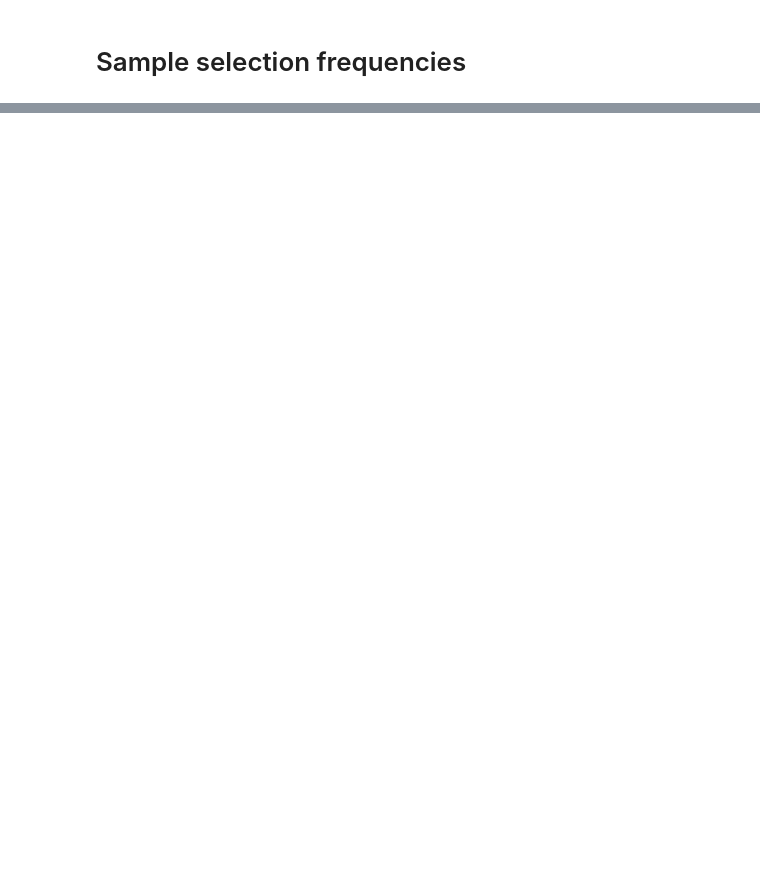
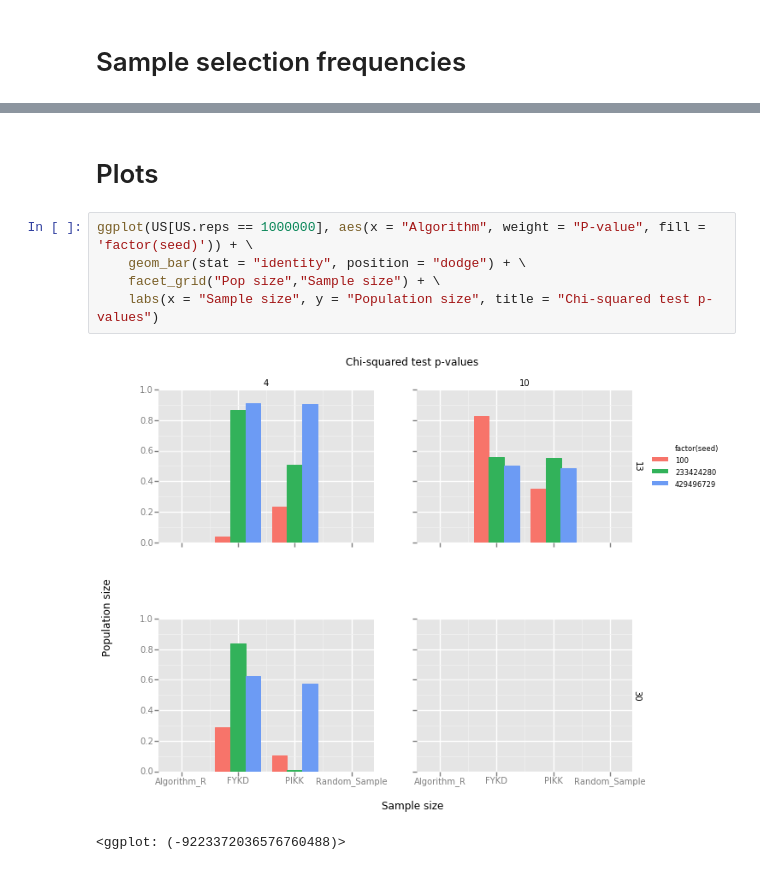
Before and after one commit to kellieotto/prngs-and-permutations, a Jupyter notebook: Code/samplingComparison/results/pythonResults.ipynb, the cells around one changed output, grey strips where cells are left out. Cells and saved outputs as stored; diff of their text form; blank space fills up the shorter version.

```diff
--- a/Code/samplingComparison/results/pythonResults.ipynb
+++ b/Code/samplingComparison/results/pythonResults.ipynb
@@ -78,0 +121,10 @@ US[cols].sort_values(['Pop size', 'Sample size', 'Max Selection Prob Ratio'], as
+# %% [markdown]
+# Plots
+# %%
+ggplot(US[US.reps == 1000000], aes(x = "Algorithm", weight = "P-value", fill = 'factor(seed)')) + \
+    geom_bar(stat = "identity", position = "dodge") + \
+    facet_grid("Pop size","Sample size") + \
+    labs(x = "Sample size", y = "Population size", title = "Chi-squared test p-values")
+# %% [output]
+[figure, added]
+<ggplot: (-9223372036576760488)>
```
Also changed, not shown: parts of 9 cells of this notebook, 3 other files.
